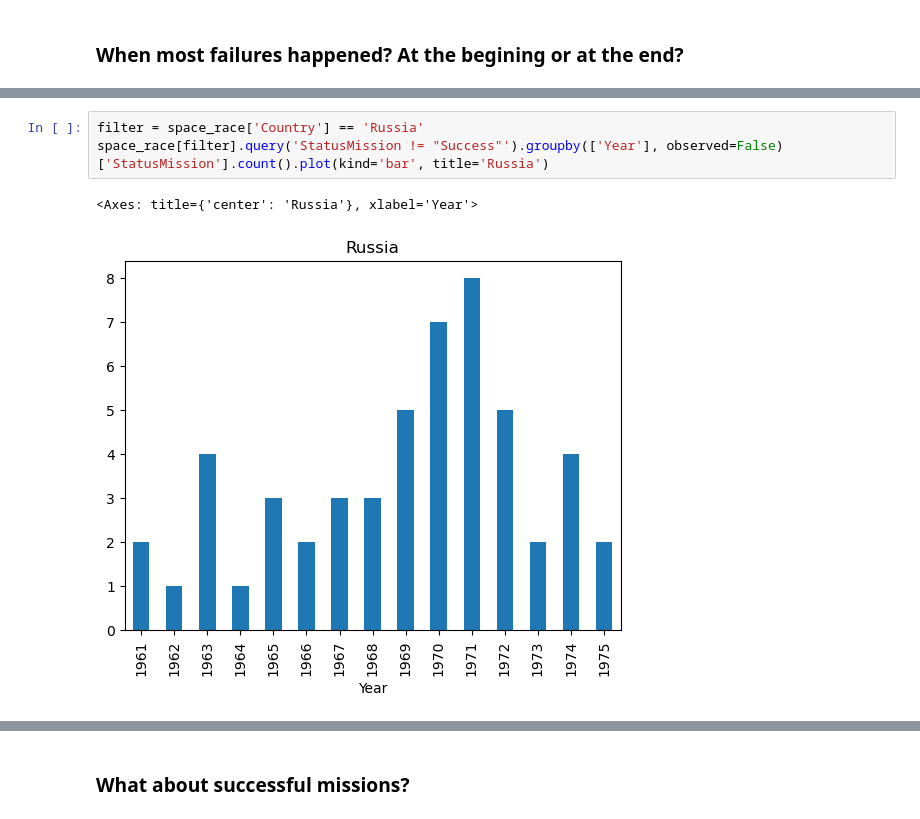
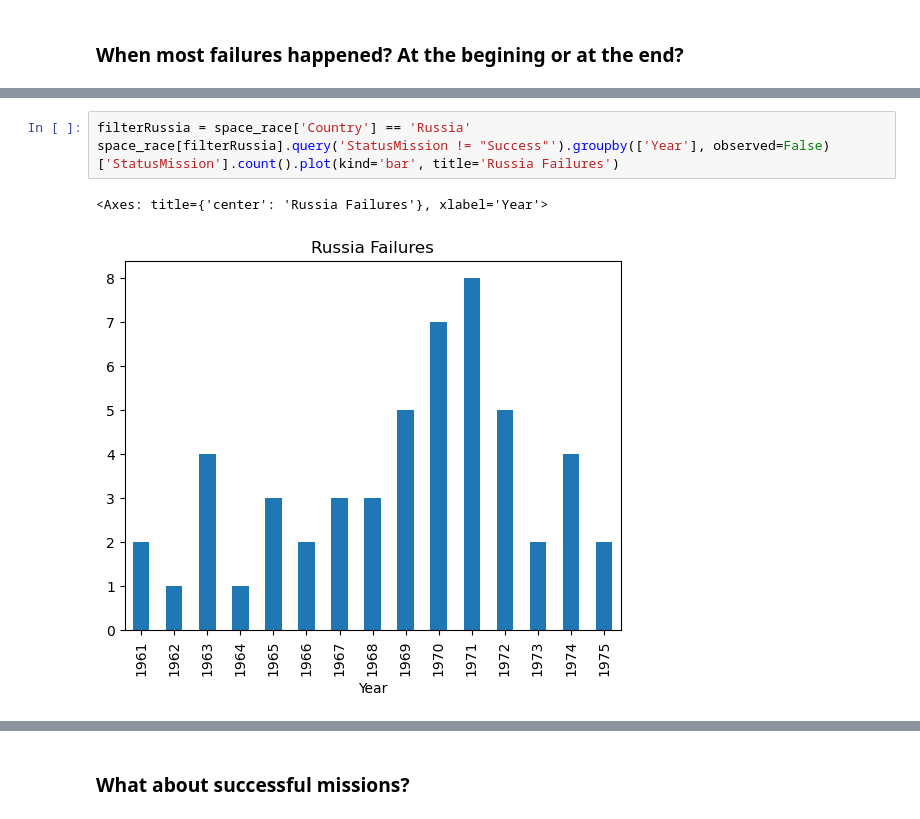
Before and after one commit to Vronst/space_race_analysis, a Jupyter notebook: Space_race_analysis.ipynb, the cells around one changed output, grey strips where cells are left out. Saved outputs shown, nothing was run; the diff lists cells and outputs as text.

```diff
--- a/Space_race_analysis.ipynb
+++ b/Space_race_analysis.ipynb
@@ -236,6 +233,6 @@ space_race[filter].query('StatusMission != "Success"').groupby(['Year'], observe
 # %%
-filter = space_race['Country'] == 'Russia'
-space_race[filter].query('StatusMission != "Success"').groupby(['Year'], observed=False)['StatusMission'].count().plot(kind='bar', title='Russia')
+filterRussia = space_race['Country'] == 'Russia'
+space_race[filterRussia].query('StatusMission != "Success"').groupby(['Year'], observed=False)['StatusMission'].count().plot(kind='bar', title='Russia Failures')
 # %% [output]
-<Axes: title={'center': 'Russia'}, xlabel='Year'>
+<Axes: title={'center': 'Russia Failures'}, xlabel='Year'>
-[figure, old version]
+[figure, new version]
```
Also changed, not shown: parts of 28 cells of this notebook, 1 other file.
